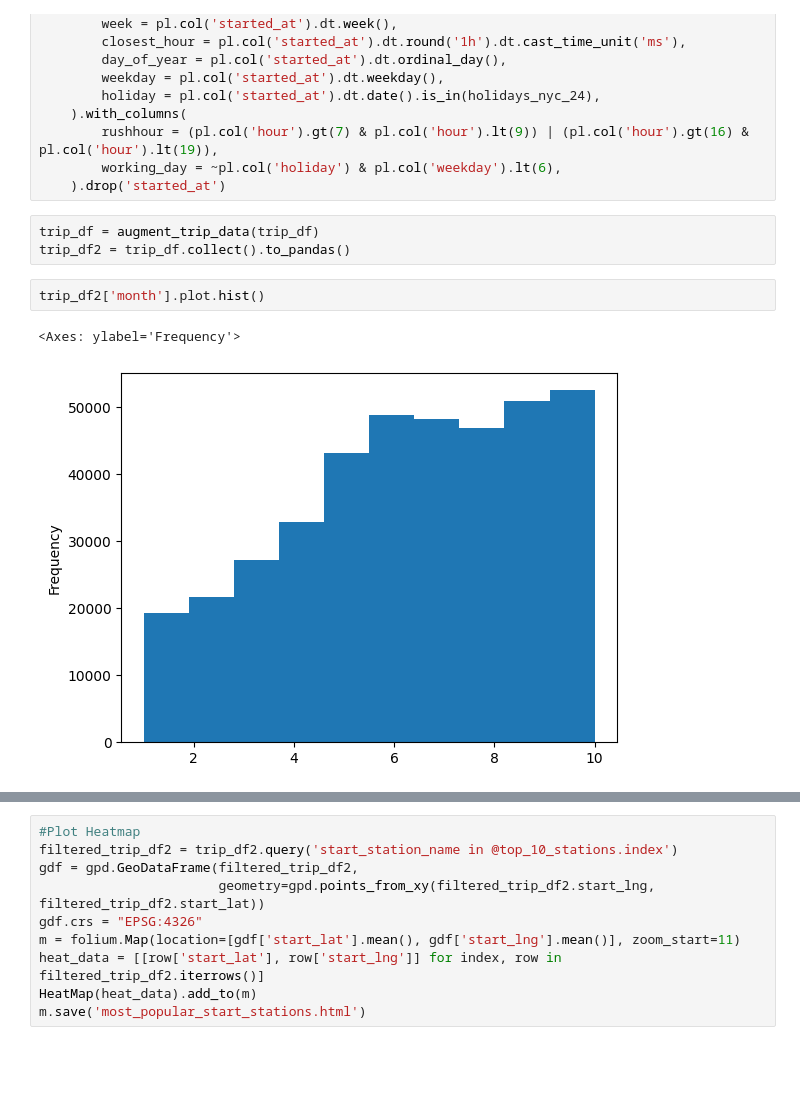
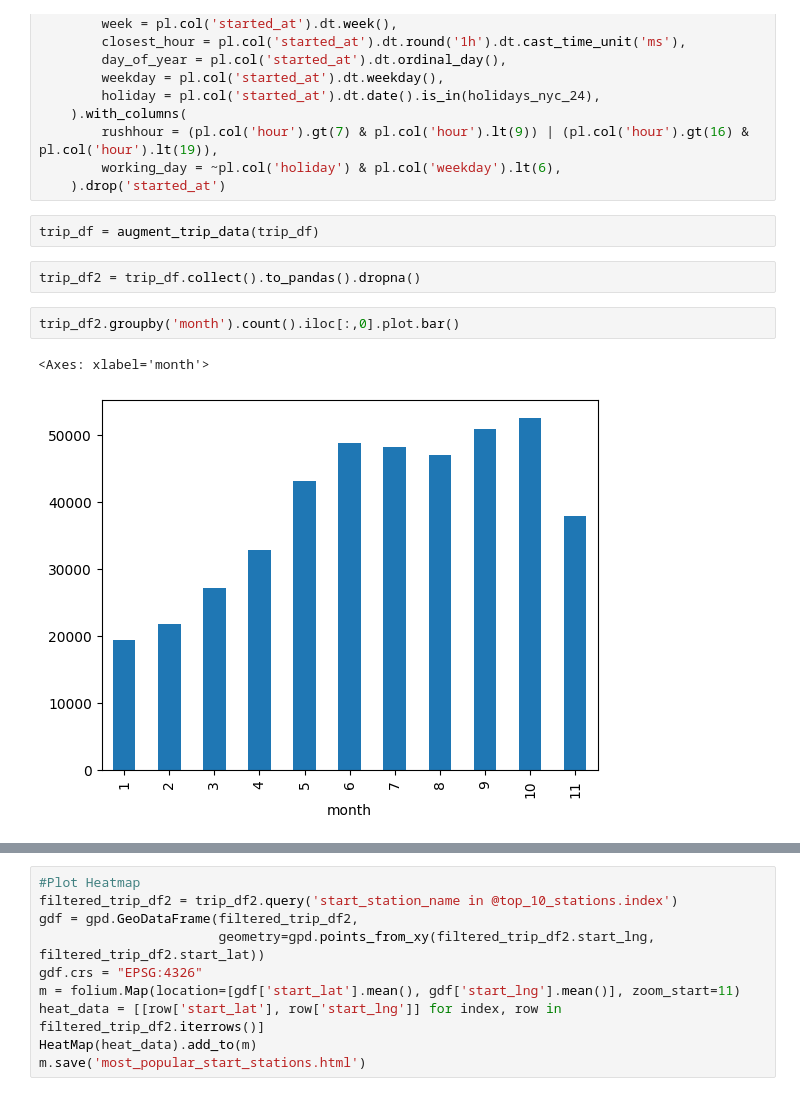
Before and after one commit to jon-mic/AXA_citibike_challenge, a Jupyter notebook: CodingChallenge_tripdata_model.ipynb, the cells around one changed output, grey strips where cells are left out. Drawn from its saved outputs; the diff is of its cells as text; blank space fills up the shorter version.

```diff
--- a/CodingChallenge_tripdata_model.ipynb
+++ b/CodingChallenge_tripdata_model.ipynb
@@ -421,14 +415,15 @@ def augment_trip_data(input_df):
         rushhour = (pl.col('hour').gt(7) & pl.col('hour').lt(9)) | (pl.col('hour').gt(16) & pl.col('hour').lt(19)),
         working_day = ~pl.col('holiday') & pl.col('weekday').lt(6),
     ).drop('started_at')
+# %%
+trip_df = augment_trip_data(trip_df)
 # %%
-trip_df = augment_trip_data(trip_df)
-trip_df2 = trip_df.collect().to_pandas()
+trip_df2 = trip_df.collect().to_pandas().dropna()
 # %%
-trip_df2['month'].plot.hist()
+trip_df2.groupby('month').count().iloc[:,0].plot.bar()
 # %% [output]
-<Axes: ylabel='Frequency'>
+<Axes: xlabel='month'>
-[figure, old version]
+[figure, new version]
 # %%
 mom = trip_df2.groupby('month').count().iloc[:,1].pct_change()
 mom.plot.barh(color=mom.apply(lambda x: 'blue' if x >=0  else 'red').values)
```
Also changed, not shown: parts of 22 cells of this notebook, 5 other files.
